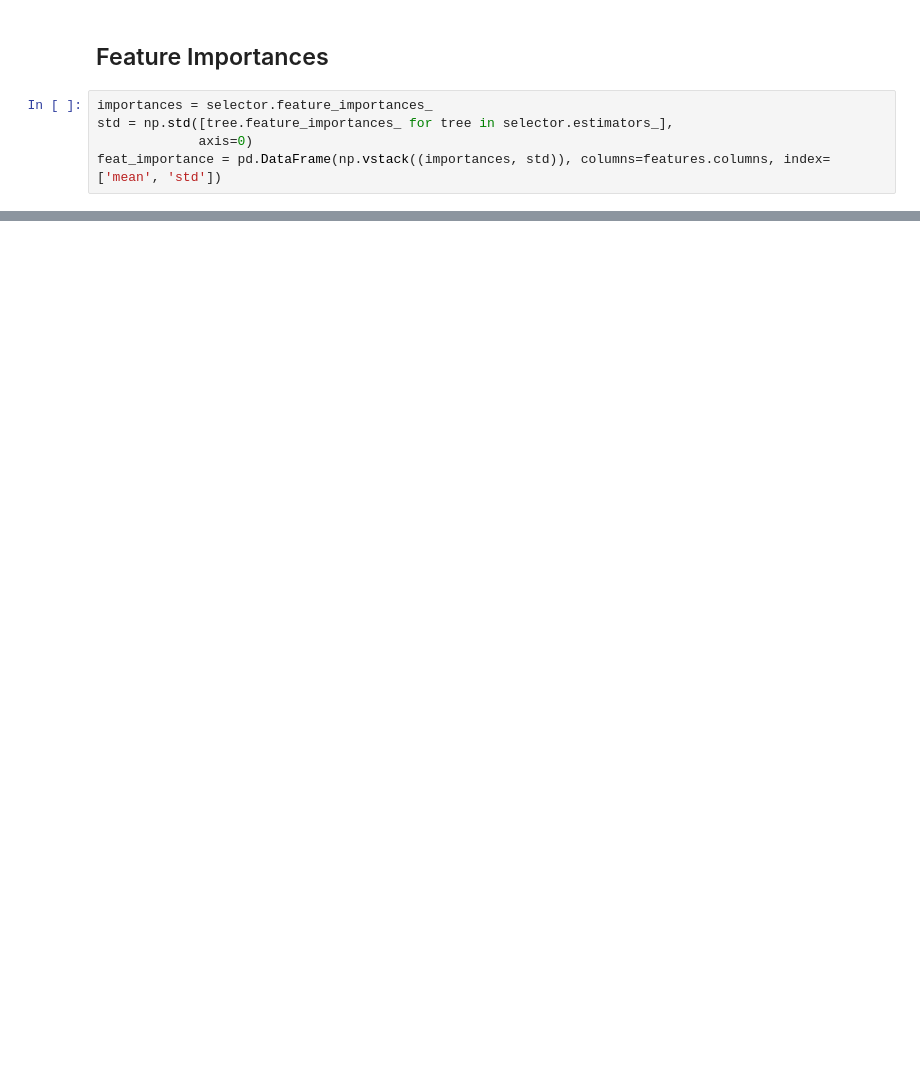
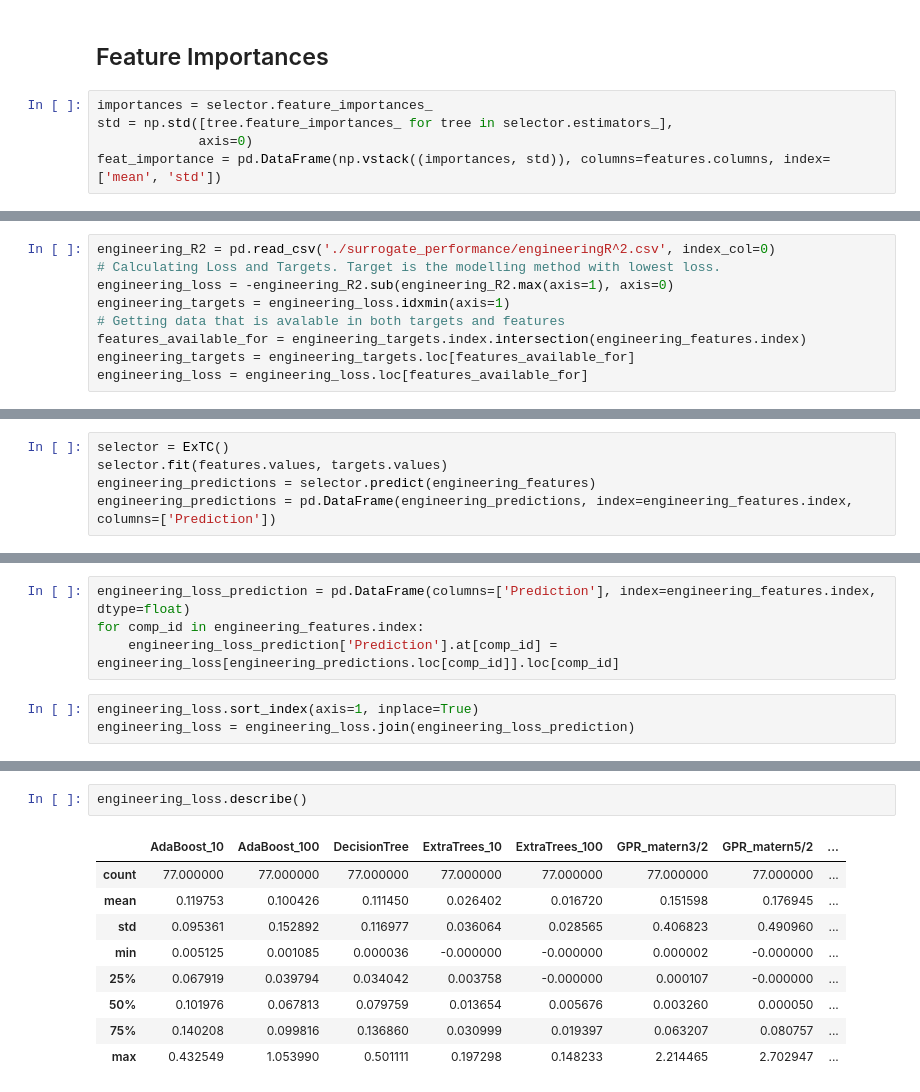
Before and after one commit to light-weaver/ModelSelector, a Jupyter notebook: Classification.ipynb, the cells around one changed output, grey strips where cells are left out. Saved outputs shown, nothing was run; the diff lists cells and outputs as text; blank space fills up the shorter version.

```diff
--- a/Classification.ipynb
+++ b/Classification.ipynb
@@ -118,0 +125,9 @@ plt.tight_layout()
+# %%
+engineering_R2 = pd.read_csv('./surrogate_performance/engineeringR^2.csv', index_col=0)
+# Calculating Loss and Targets. Target is the modelling method with lowest loss.
+engineering_loss = -engineering_R2.sub(engineering_R2.max(axis=1), axis=0)
+engineering_targets = engineering_loss.idxmin(axis=1)
+# Getting data that is avalable in both targets and features
+features_available_for = engineering_targets.index.intersection(engineering_features.index)
+engineering_targets = engineering_targets.loc[features_available_for]
+engineering_loss = engineering_loss.loc[features_available_for]
@@ -118,0 +141,5 @@ plt.tight_layout()
+# %%
+selector = ExTC()
+selector.fit(features.values, targets.values)
+engineering_predictions = selector.predict(engineering_features)
+engineering_predictions = pd.DataFrame(engineering_predictions, index=engineering_features.index, columns=['Prediction'])
@@ -118,0 +158,7 @@ plt.tight_layout()
+# %%
+engineering_loss_prediction = pd.DataFrame(columns=['Prediction'], index=engineering_features.index, dtype=float)
+for comp_id in engineering_features.index:
+    engineering_loss_prediction['Prediction'].at[comp_id] = engineering_loss[engineering_predictions.loc[comp_id]].loc[comp_id]
+# %%
+engineering_loss.sort_index(axis=1, inplace=True)
+engineering_loss = engineering_loss.join(engineering_loss_prediction)
@@ -118,0 +185,12 @@ plt.tight_layout()
+# %%
+engineering_loss.describe()
+# %% [output]
+|  | AdaBoost_10 | AdaBoost_100 | DecisionTree | ExtraTrees_10 | ExtraTrees_100 | GPR_matern3/2 | GPR_matern5/2 | ... |
+| count | 77.000000 | 77.000000 | 77.000000 | 77.000000 | 77.000000 | 77.000000 | 77.000000 | ... |
+| mean | 0.119753 | 0.100426 | 0.111450 | 0.026402 | 0.016720 | 0.151598 | 0.176945 | ... |
+| std | 0.095361 | 0.152892 | 0.116977 | 0.036064 | 0.028565 | 0.406823 | 0.490960 | ... |
+| min | 0.005125 | 0.001085 | 0.000036 | -0.000000 | -0.000000 | 0.000002 | -0.000000 | ... |
+| 25% | 0.067919 | 0.039794 | 0.034042 | 0.003758 | -0.000000 | 0.000107 | -0.000000 | ... |
+| 50% | 0.101976 | 0.067813 | 0.079759 | 0.013654 | 0.005676 | 0.003260 | 0.000050 | ... |
+| 75% | 0.140208 | 0.099816 | 0.136860 | 0.030999 | 0.019397 | 0.063207 | 0.080757 | ... |
+| max | 0.432549 | 1.053990 | 0.501111 | 0.197298 | 0.148233 | 2.214465 | 2.702947 | ... |
```
Also changed, not shown: parts of 11 cells of this notebook, 10 other files.
